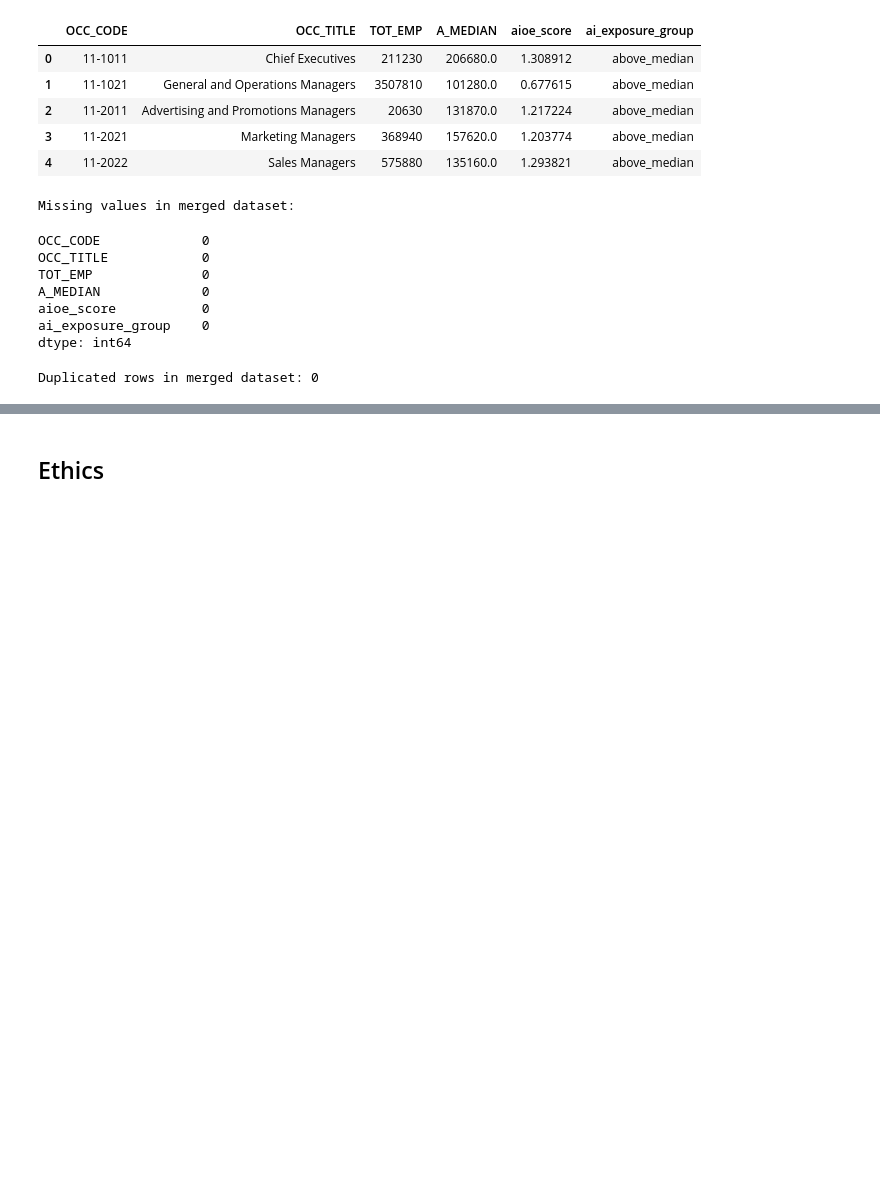
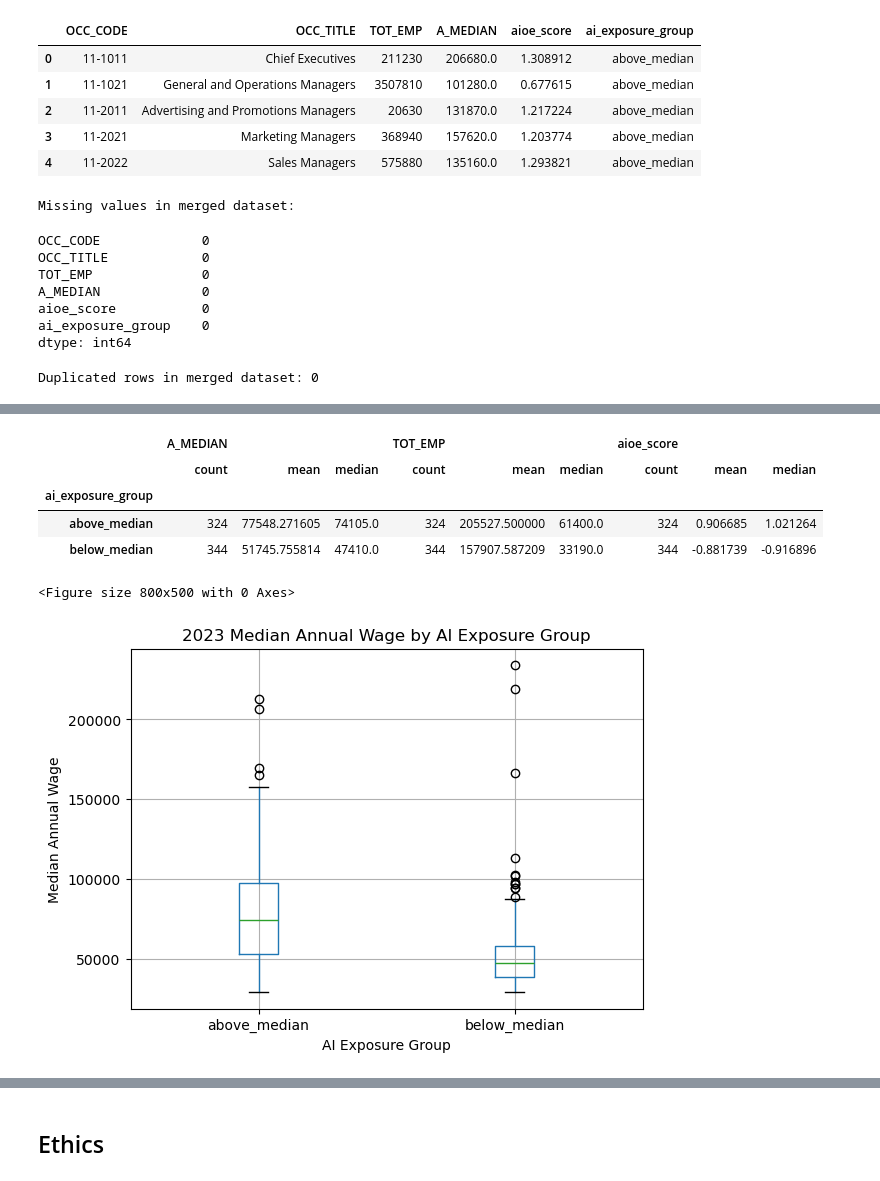
Before and after one commit to COGS108/Group-SP26-101, a Jupyter notebook: 02-EDACheckpoint.ipynb, the cells around one changed output, grey strips where cells are left out. Saved outputs shown, nothing was run; the diff lists cells and outputs as text; code cells hidden in the pictures; blank space fills up the shorter version.

```diff
--- a/02-EDACheckpoint.ipynb
+++ b/02-EDACheckpoint.ipynb
@@ -436,0 +536,19 @@ Some more words and stuff.  Remember notebooks work best if you interleave the c
+# %%
+group_summary = eda_df.groupby("ai_exposure_group")[["A_MEDIAN", "TOT_EMP", "aioe_score"]].agg(["count", "mean", "median"])
+display(group_summary)
+
+plt.figure(figsize=(8, 5))
+eda_df.boxplot(column="A_MEDIAN", by="ai_exposure_group")
+plt.title("2023 Median Annual Wage by AI Exposure Group")
+plt.suptitle("")
+plt.xlabel("AI Exposure Group")
+plt.ylabel("Median Annual Wage")
+plt.show()
+# %% [output]
+|  | A_MEDIAN |  |  | TOT_EMP |  |  | aioe_score |  |  |
+|  | count | mean | median | count | mean | median | count | mean | median |
+| ai_exposure_group |  |  |  |  |  |  |  |  |  |
+| above_median | 324 | 77548.271605 | 74105.0 | 324 | 205527.500000 | 61400.0 | 324 | 0.906685 | 1.021264 |
+| below_median | 344 | 51745.755814 | 47410.0 | 344 | 157907.587209 | 33190.0 | 344 | -0.881739 | -0.916896 |
+<Figure size 800x500 with 0 Axes>
+[figure, added]
```
Also changed, not shown: parts of 26 cells of this notebook.
